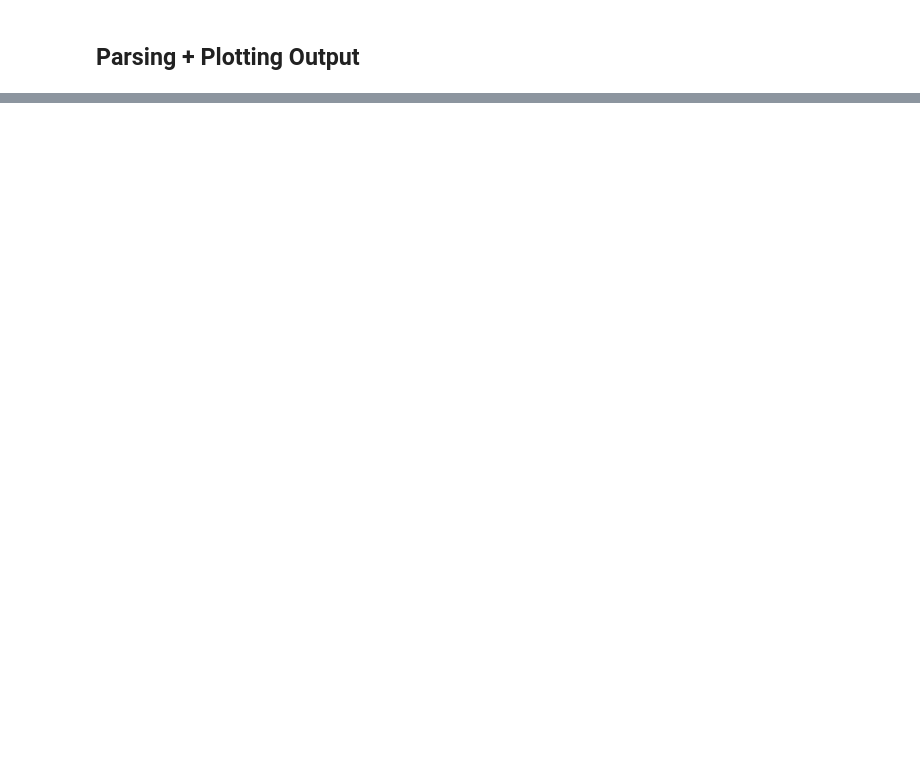
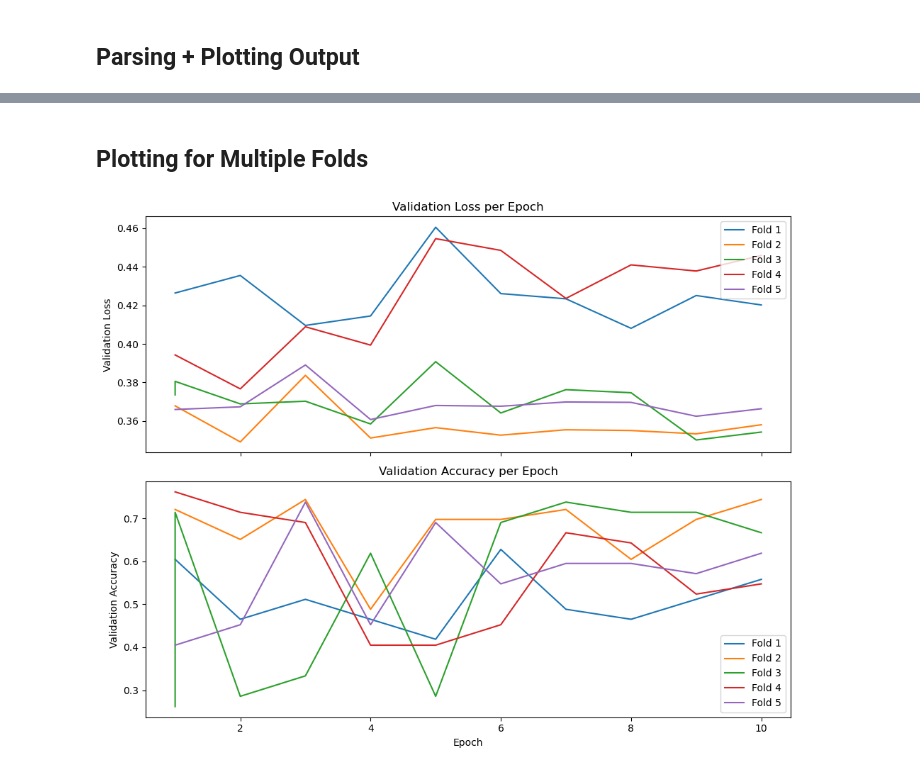
Before and after one commit to edwin-ma26/mama-mia-seg-qc, a Jupyter notebook: models.ipynb, the cells around one changed output, grey strips where cells are left out. Drawn from its saved outputs; the diff is of its cells as text; code cells hidden in the pictures; blank space fills up the shorter version.

```diff
--- a/models.ipynb
+++ b/models.ipynb
@@ -270,0 +1100,53 @@ plt.show()
+# %% [markdown]
+## Plotting for Multiple Folds
+# %%
+import re
+import matplotlib.pyplot as plt
+from pathlib import Path
+
+# Define log file paths
+log_files = [
+    Path("output_11984608.txt"),
+    Path("output_11994060.txt")
+]
+
+# Initialize lists to store results
+folds_data = {}
+
+# Regex patterns
+val_metrics_pattern = re.compile(
+    r"\[VAL\]\[Fold (\d+)\]\[Epoch (\d+)\] Loss: ([\d.]+) \| Acc: ([\d.]+)"
+)
+
+# Parse files
+for file_path in log_files:
+    with open(file_path, 'r') as f:
+        content = f.read()
+        for match in val_metrics_pattern.finditer(content):
+            fold, epoch, loss, acc = map(lambda x: int(x) if x.isdigit() else float(x), match.groups())
+            if fold not in folds_data:
+                folds_data[fold] = {"epochs": [], "val_loss": [], "val_acc": []}
+            folds_data[fold]["epochs"].append(epoch)
+            folds_data[fold]["val_loss"].append(loss)
+            folds_data[fold]["val_acc"].append(acc)
+
+# Plotting
+fig, axs = plt.subplots(2, 1, figsize=(10, 8), sharex=True)
+
+for fold, data in sorted(folds_data.items()):
+    axs[0].plot(data["epochs"], data["val_loss"], label=f"Fold {fold}")
+    axs[1].plot(data["epochs"], data["val_acc"], label=f"Fold {fold}")
+
+axs[0].set_ylabel("Validation Loss")
+axs[0].set_title("Validation Loss per Epoch")
+axs[0].legend()
+
+axs[1].set_ylabel("Validation Accuracy")
+axs[1].set_xlabel("Epoch")
+axs[1].set_title("Validation Accuracy per Epoch")
+axs[1].legend()
+
+plt.tight_layout()
+plt.show()
+# %% [output]
+[figure, added]
```
Also changed, not shown: parts of 8 cells of this notebook, 1 other file.
